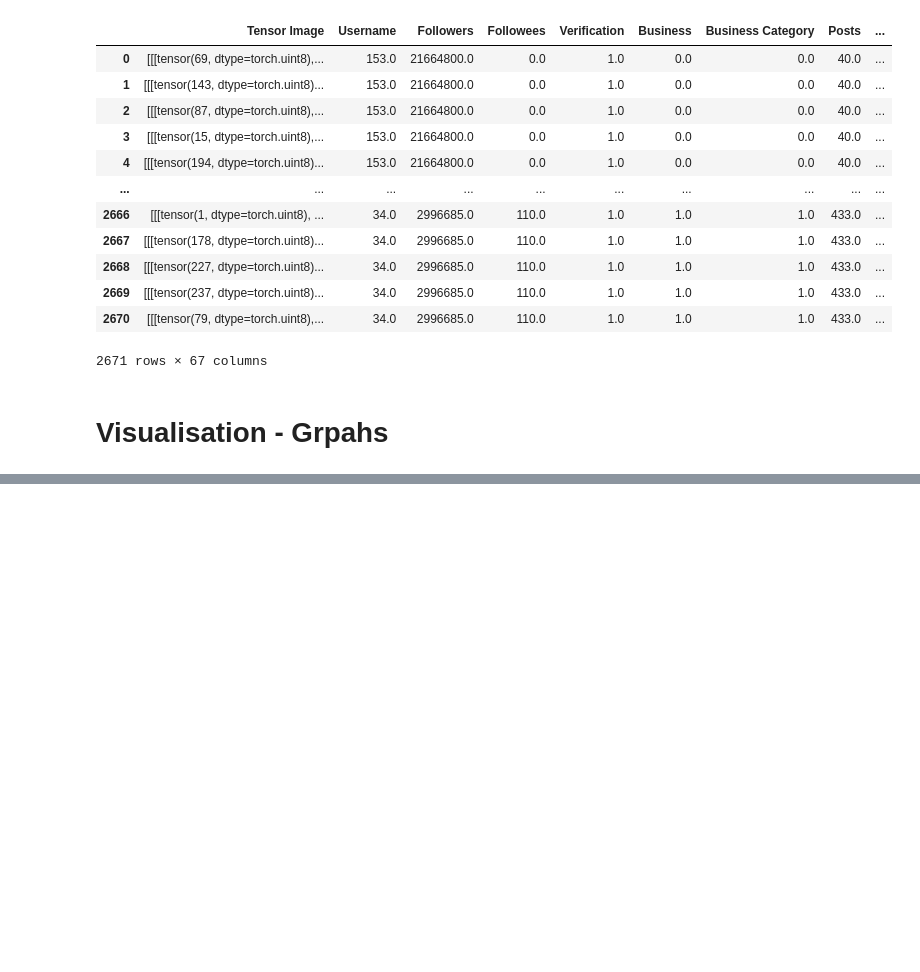
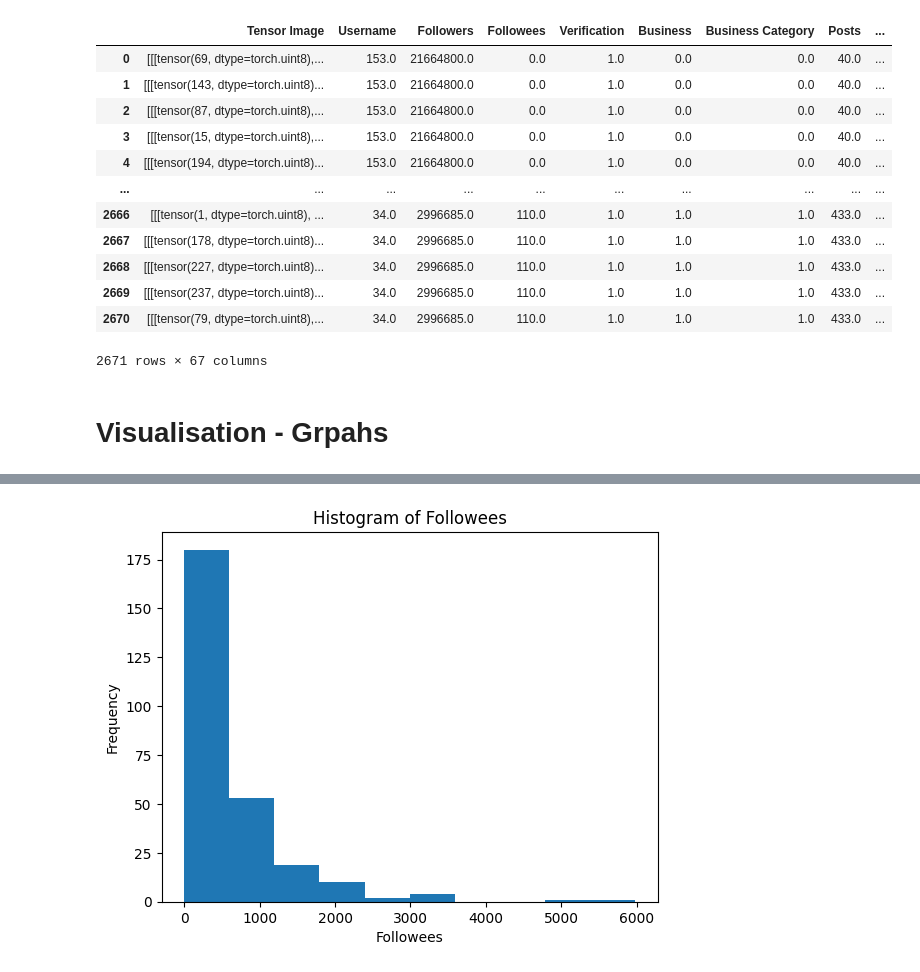
Before and after one commit to DimLiak/ImageGenAI, a Jupyter notebook: Create_dataset.ipynb, the cells around one changed output, grey strips where cells are left out. Cells and saved outputs as stored; diff of their text form; code cells hidden in the pictures; blank space fills up the shorter version.

```diff
--- a/Create_dataset.ipynb
+++ b/Create_dataset.ipynb
@@ -446,0 +474,11 @@ df_dataset.to_csv(f'Dataset_Complete.csv')
+# %%
+# Followees
+followees_list = [list(df_concat[df_concat['username']==x]['followees'])[0] for x in username_list]
+
+plt.title('Histogram of Followees')
+plt.xlabel('Followees')
+plt.ylabel('Frequency')
+plt.hist(followees_list)
+plt.show()
+# %% [output]
+[figure, added]
```
Also changed, not shown: parts of 28 cells of this notebook.
